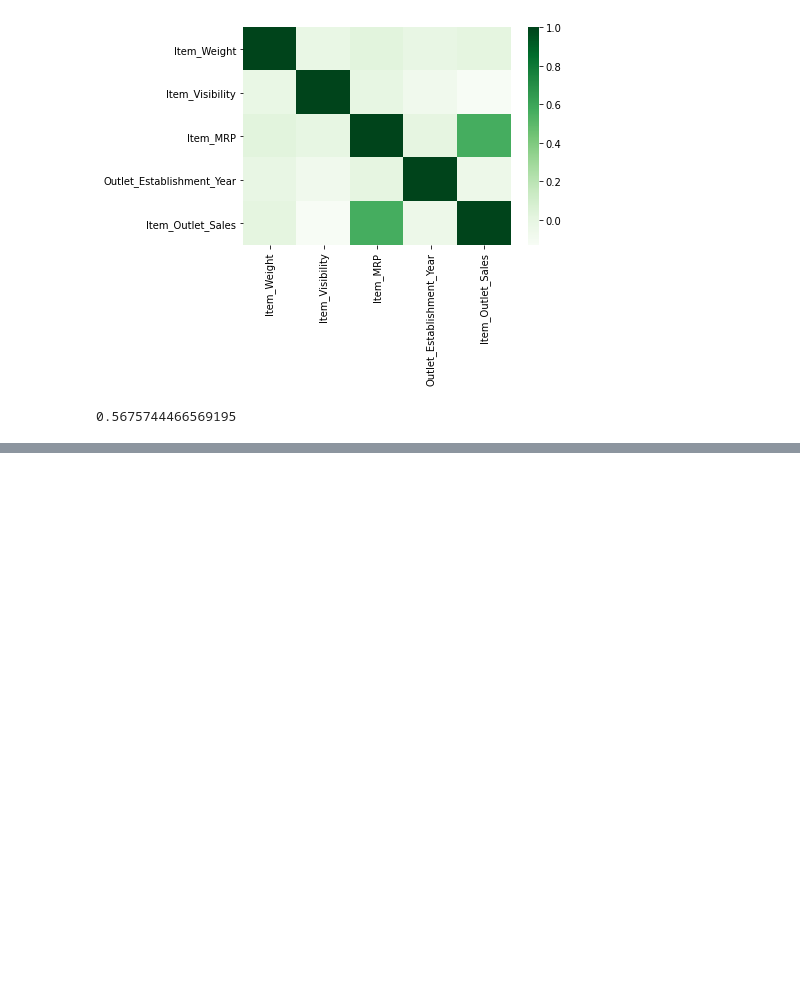
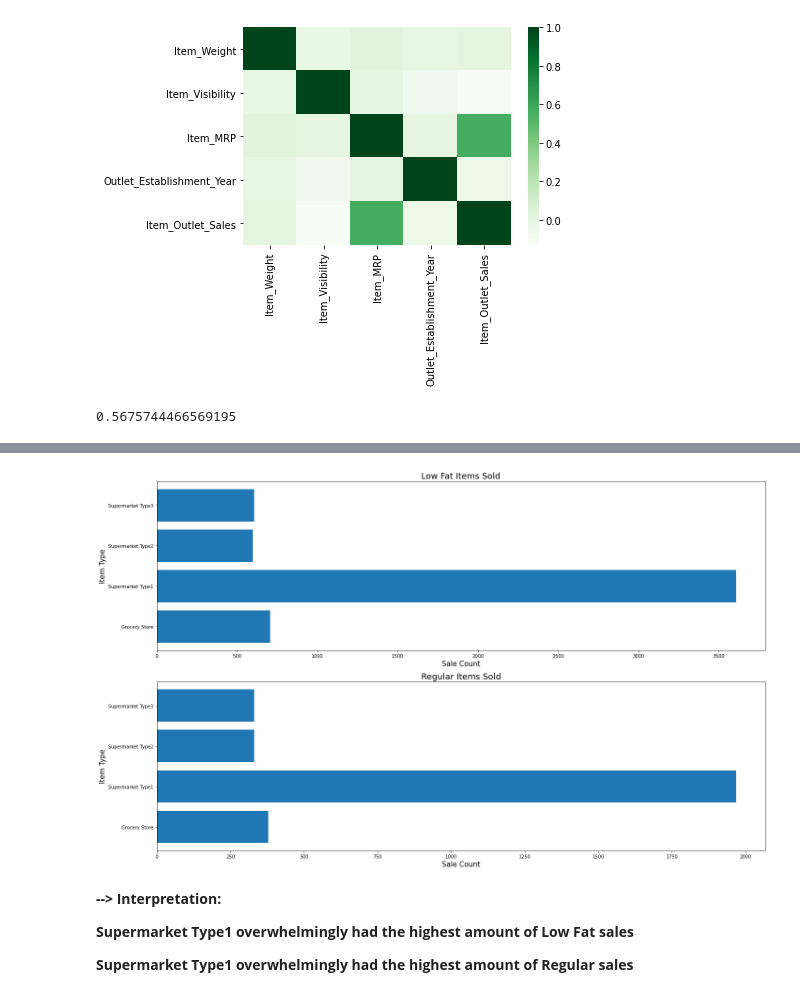
Before and after one commit to v-3sg/sales_predictions, a Jupyter notebook: sales_predictions.ipynb, the cells around one changed output, grey strips where cells are left out. Cells and saved outputs as stored; diff of their text form; code cells hidden in the pictures; blank space fills up the shorter version.

```diff
--- a/sales_predictions.ipynb
+++ b/sales_predictions.ipynb
@@ -275,0 +369,5 @@ outlet_sales_by_MRP
+# %%
+#group by low fat content by outlet type and get count
+lf_outlet_df = df[(df['Item_Fat_Content'] == 'Low Fat')]
+lf_outlet_df = lf_outlet_df.groupby(['Item_Fat_Content', 'Outlet_Type'])['Item_Outlet_Sales'].count().reset_index()
+lf_outlet_df
@@ -275,0 +380,5 @@ outlet_sales_by_MRP
+# %%
+#group by regular (fat) content by outlet type and get count
+reg_outlet_df = df[(df['Item_Fat_Content'] == 'Regular')]
+reg_outlet_df = reg_outlet_df.groupby(['Item_Fat_Content', 'Outlet_Type'])['Item_Outlet_Sales'].count().reset_index()
+reg_outlet_df
@@ -275,0 +391,25 @@ outlet_sales_by_MRP
+# %%
+plot.figure(figsize=(20,12))
+# bar plot with matplotlib
+
+plot.subplot(2, 1, 1)
+plot.barh('Outlet_Type', 'Item_Outlet_Sales', data=lf_outlet_df,  label = 'Low Fat Sale Count by Outlet Type');
+plot.xlabel('Sale Count', size=15);
+plot.ylabel('Item Type', size=15);
+plot.title('Low Fat Items Sold', size=18);
+
+plot.subplot(2, 1, 2)
+plot.barh('Outlet_Type', 'Item_Outlet_Sales', data=reg_outlet_df,  label = 'Regular Sale Count by Outlet Type');
+plot.xlabel('Sale Count', size=15);
+plot.ylabel('Item Type', size=15);
+plot.title('Regular Items Sold', size=18);
+
+plot.tight_layout()
+# %% [output]
+[figure, added]
+# %% [markdown]
+**--> Interpretation:**
+
+**Supermarket Type1 overwhelmingly had the highest amount of Low Fat sales**
+
+**Supermarket Type1 overwhelmingly had the highest amount of Regular sales**
```
Also changed, not shown: parts of 11 cells of this notebook.
